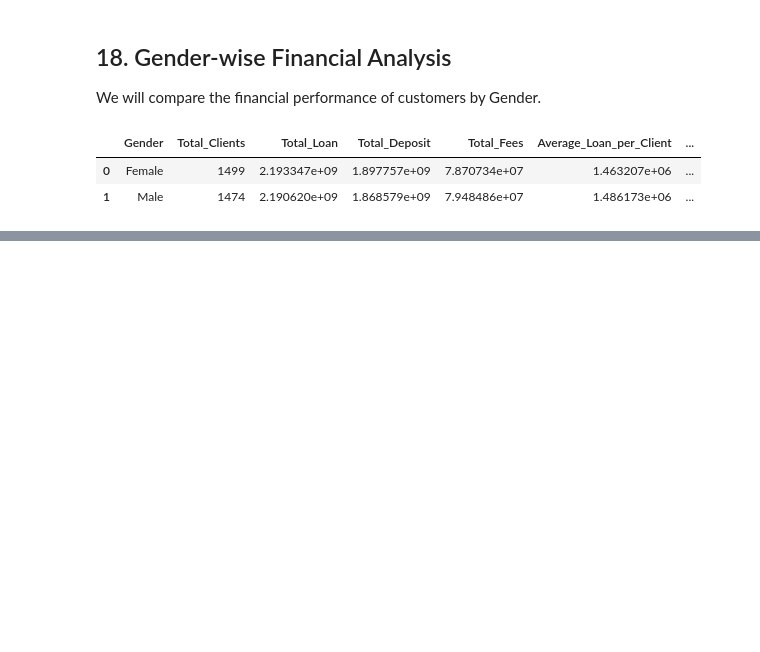
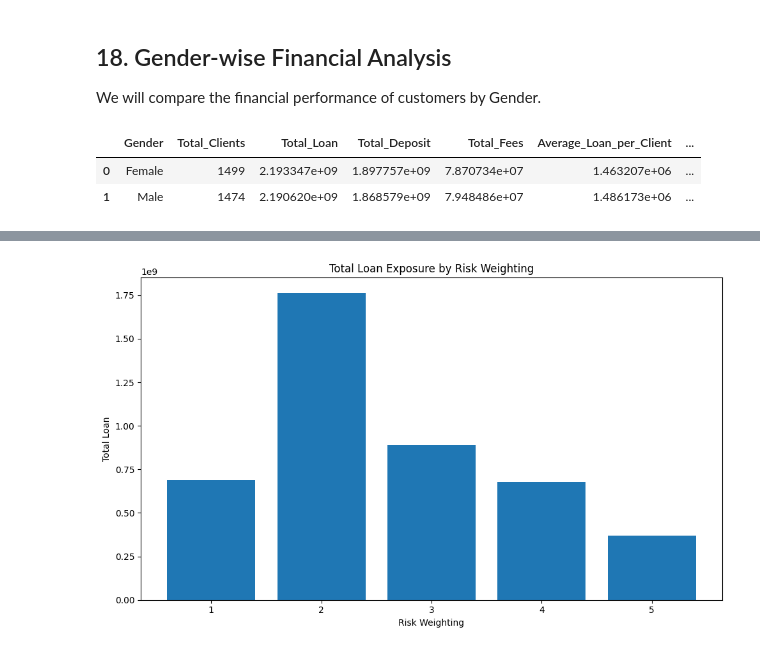
Before and after one commit to theaditya24/DATA-ANALYTICS-Projects, a Jupyter notebook: Banking Analysis/analysis.ipynb, the cells around one changed output, grey strips where cells are left out. Drawn from its saved outputs; the diff is of its cells as text; code cells hidden in the pictures; blank space fills up the shorter version.

```diff
--- a/Banking Analysis/analysis.ipynb
+++ b/Banking Analysis/analysis.ipynb
@@ -663,0 +1101,17 @@ gender_analysis.sort_values(
+# %%
+risk_loan = (
+    df.groupby('Risk Weighting')
+      .agg(
+          Total_Clients=('Client ID', 'nunique'),
+          Total_Loan=('Total Loan', 'sum')
+      )
+      .reset_index()
+)
+
+risk_loan['Loan_Exposure_%'] = (
+    risk_loan['Total_Loan']
+    / df['Total Loan'].sum()
+    * 100
+)
+
+risk_loan
@@ -663,0 +1125,16 @@ gender_analysis.sort_values(
+# %%
+plt.figure(figsize=(10, 6))
+
+plt.bar(
+    risk_loan['Risk Weighting'].astype(str),
+    risk_loan['Total_Loan']
+)
+
+plt.title('Total Loan Exposure by Risk Weighting')
+plt.xlabel('Risk Weighting')
+plt.ylabel('Total Loan')
+
+plt.tight_layout()
+plt.show()
+# %% [output]
+[figure, added]
```
Also changed, not shown: parts of 44 cells of this notebook.
